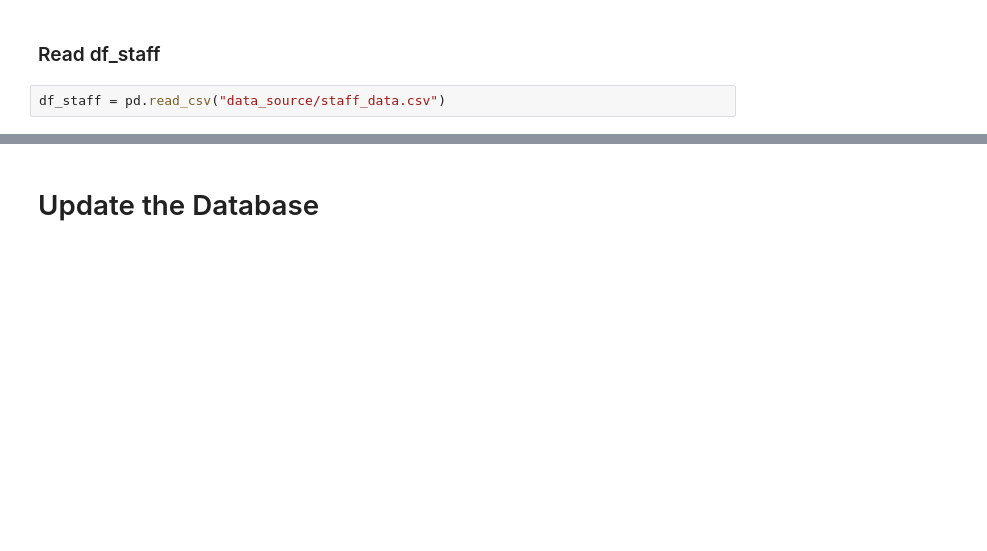
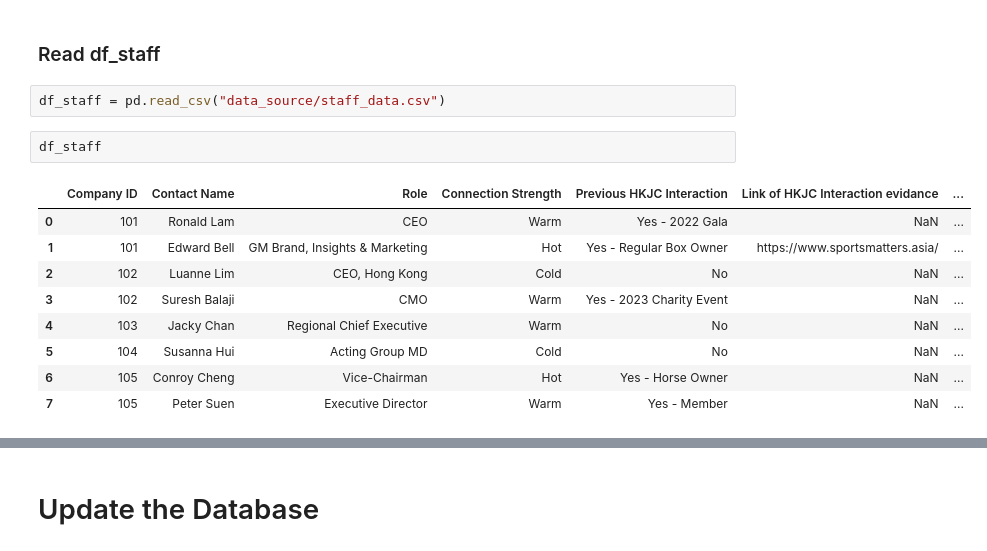
Before and after one commit to kyalan/ST_AI_Sponsor_App_Factory, a Jupyter notebook: get_data.ipynb, the cells around one changed output, grey strips where cells are left out. Drawn from its saved outputs; the diff is of its cells as text; blank space fills up the shorter version.

```diff
--- a/get_data.ipynb
+++ b/get_data.ipynb
@@ -157,3 +156,15 @@ df_companies.to_csv("data_source/companies_data_filled.csv", index=False)
 ### Read df_staff
 # %%
 df_staff = pd.read_csv("data_source/staff_data.csv")
+# %%
+df_staff
+# %% [output]
+|  | Company ID | Contact Name | Role | Connection Strength | Previous HKJC Interaction | Link of HKJC Interaction evidance | ... |
+| 0 | 101 | Ronald Lam | CEO | Warm | Yes - 2022 Gala | NaN | ... |
+| 1 | 101 | Edward Bell | GM Brand, Insights & Marketing | Hot | Yes - Regular Box Owner | https://www.sportsmatters.asia/ | ... |
+| 2 | 102 | Luanne Lim | CEO, Hong Kong | Cold | No | NaN | ... |
+| 3 | 102 | Suresh Balaji | CMO | Warm | Yes - 2023 Charity Event | NaN | ... |
+| 4 | 103 | Jacky Chan | Regional Chief Executive | Warm | No | NaN | ... |
+| 5 | 104 | Susanna Hui | Acting Group MD | Cold | No | NaN | ... |
+| 6 | 105 | Conroy Cheng | Vice-Chairman | Hot | Yes - Horse Owner | NaN | ... |
+| 7 | 105 | Peter Suen | Executive Director | Warm | Yes - Member | NaN | ... |
```
Also changed, not shown: parts of 7 cells of this notebook.
